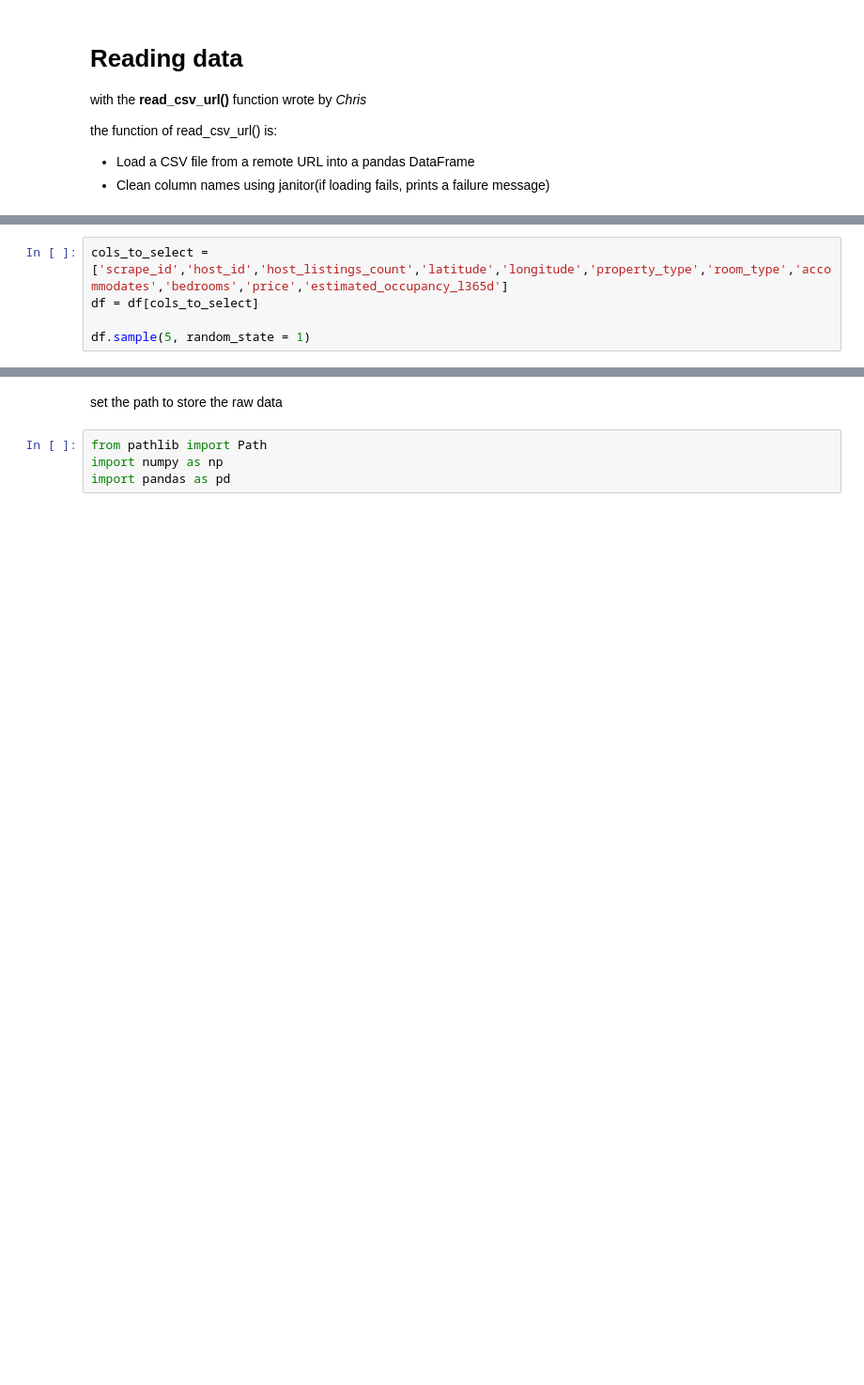
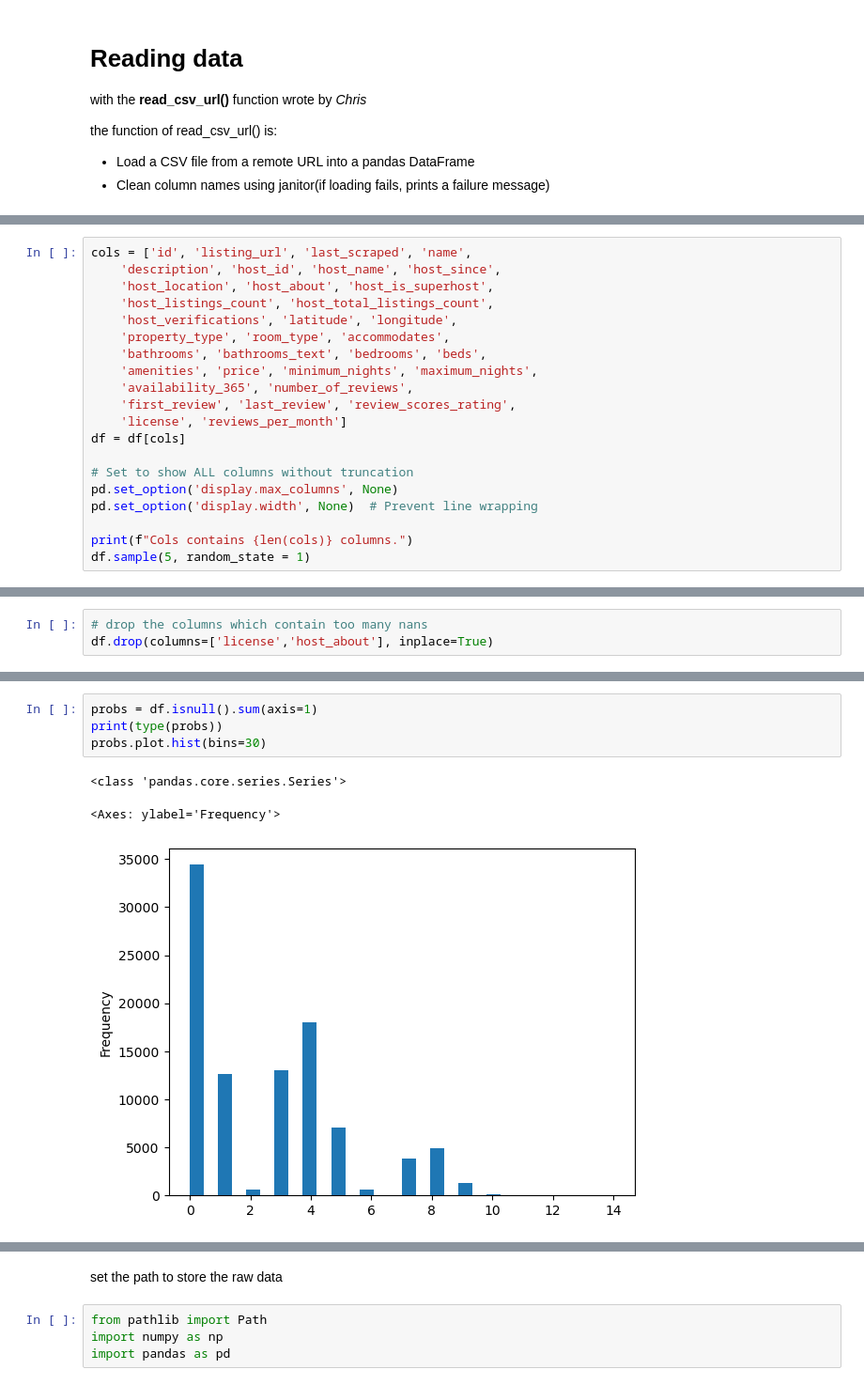
Before and after one commit to zhengpei-xu/CASA0013_Groupwork, a Jupyter notebook: 02_Code/clean_data.ipynb, the cells around one changed output, grey strips where cells are left out. Shown: that part at 94% size. Drawn from its saved outputs; the diff is of its cells as text; blank space fills up the shorter version.

```diff
--- a/02_Code/clean_data.ipynb
+++ b/02_Code/clean_data.ipynb
@@ -88,5 +57,0 @@ df.columns.to_list()
-# %%
-cols_to_select = ['scrape_id','host_id','host_listings_count','latitude','longitude','property_type','room_type','accommodates','bedrooms','price','estimated_occupancy_l365d']
-df = df[cols_to_select]
-
-df.sample(5, random_state = 1)
@@ -120,0 +58,20 @@ memory usage: 8.1+ MB
+# %%
+cols = ['id', 'listing_url', 'last_scraped', 'name',
+    'description', 'host_id', 'host_name', 'host_since',
+    'host_location', 'host_about', 'host_is_superhost',
+    'host_listings_count', 'host_total_listings_count',
+    'host_verifications', 'latitude', 'longitude',
+    'property_type', 'room_type', 'accommodates',
+    'bathrooms', 'bathrooms_text', 'bedrooms', 'beds',
+    'amenities', 'price', 'minimum_nights', 'maximum_nights',
+    'availability_365', 'number_of_reviews',
+    'first_review', 'last_review', 'review_scores_rating',
+    'license', 'reviews_per_month']
+df = df[cols]
+
+# Set to show ALL columns without truncation
+pd.set_option('display.max_columns', None)
+pd.set_option('display.width', None)  # Prevent line wrapping
+
+print(f"Cols contains {len(cols)} columns.")
+df.sample(5, random_state = 1)
@@ -135 +109,4 @@ estimated_occupancy_l365d        0
 dtype: int64
+# %%
+# drop the columns which contain too many nans
+df.drop(columns=['license','host_about'], inplace=True)
@@ -135,0 +132,8 @@ dtype: int64
+# %%
+probs = df.isnull().sum(axis=1)
+print(type(probs))
+probs.plot.hist(bins=30)
+# %% [output]
+<class 'pandas.core.series.Series'>
+<Axes: ylabel='Frequency'>
+[figure, added]
```
Also changed, not shown: parts of 46 cells of this notebook, 2 other files.
